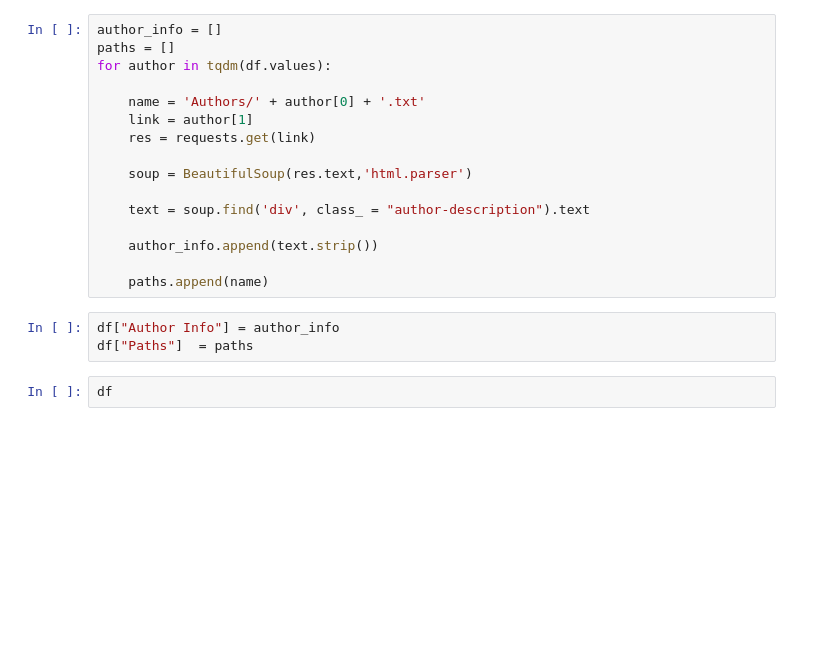
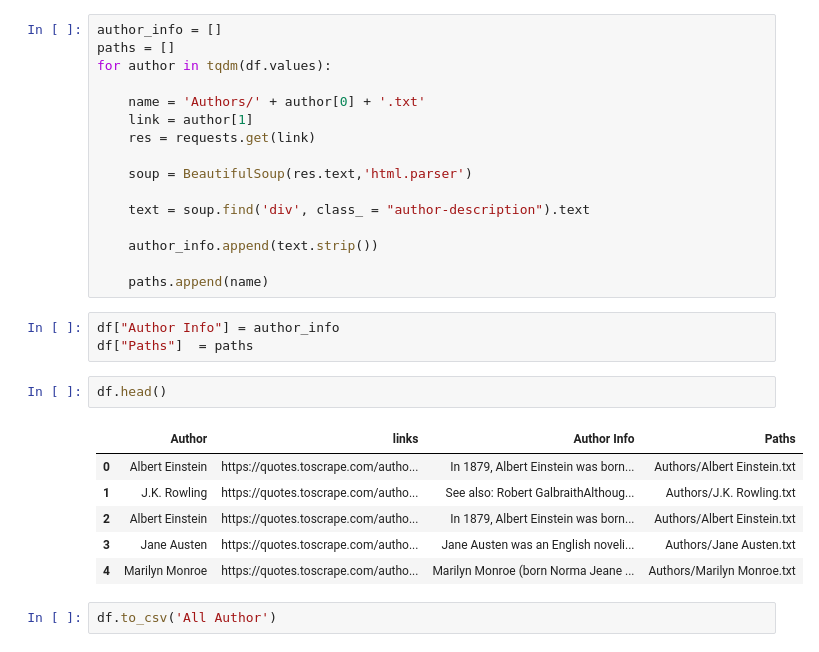
Before and after one commit to ChandrashekharRobbi/Web-Scraping, a Jupyter notebook: Page Scrapper/page scrapper.ipynb, the cells around one changed output. Drawn from its saved outputs; the diff is of its cells as text; blank space fills up the shorter version.

```diff
--- a/Page Scrapper/page scrapper.ipynb
+++ b/Page Scrapper/page scrapper.ipynb
@@ -446,4 +446,13 @@ for author in tqdm(df.values):
 df["Author Info"] = author_info
 df["Paths"]  = paths
 # %%
-df
+df.head()
+# %% [output]
+|  | Author | links | Author Info | Paths |
+| 0 | Albert Einstein | https://quotes.toscrape.com/autho... | In 1879, Albert Einstein was born... | Authors/Albert Einstein.txt |
+| 1 | J.K. Rowling | https://quotes.toscrape.com/autho... | See also: Robert GalbraithAlthoug... | Authors/J.K. Rowling.txt |
+| 2 | Albert Einstein | https://quotes.toscrape.com/autho... | In 1879, Albert Einstein was born... | Authors/Albert Einstein.txt |
+| 3 | Jane Austen | https://quotes.toscrape.com/autho... | Jane Austen was an English noveli... | Authors/Jane Austen.txt |
+| 4 | Marilyn Monroe | https://quotes.toscrape.com/autho... | Marilyn Monroe (born Norma Jeane ... | Authors/Marilyn Monroe.txt |
+# %%
+df.to_csv('All Author')
```
Also changed, not shown: parts of 9 cells of this notebook, 1 other file.
